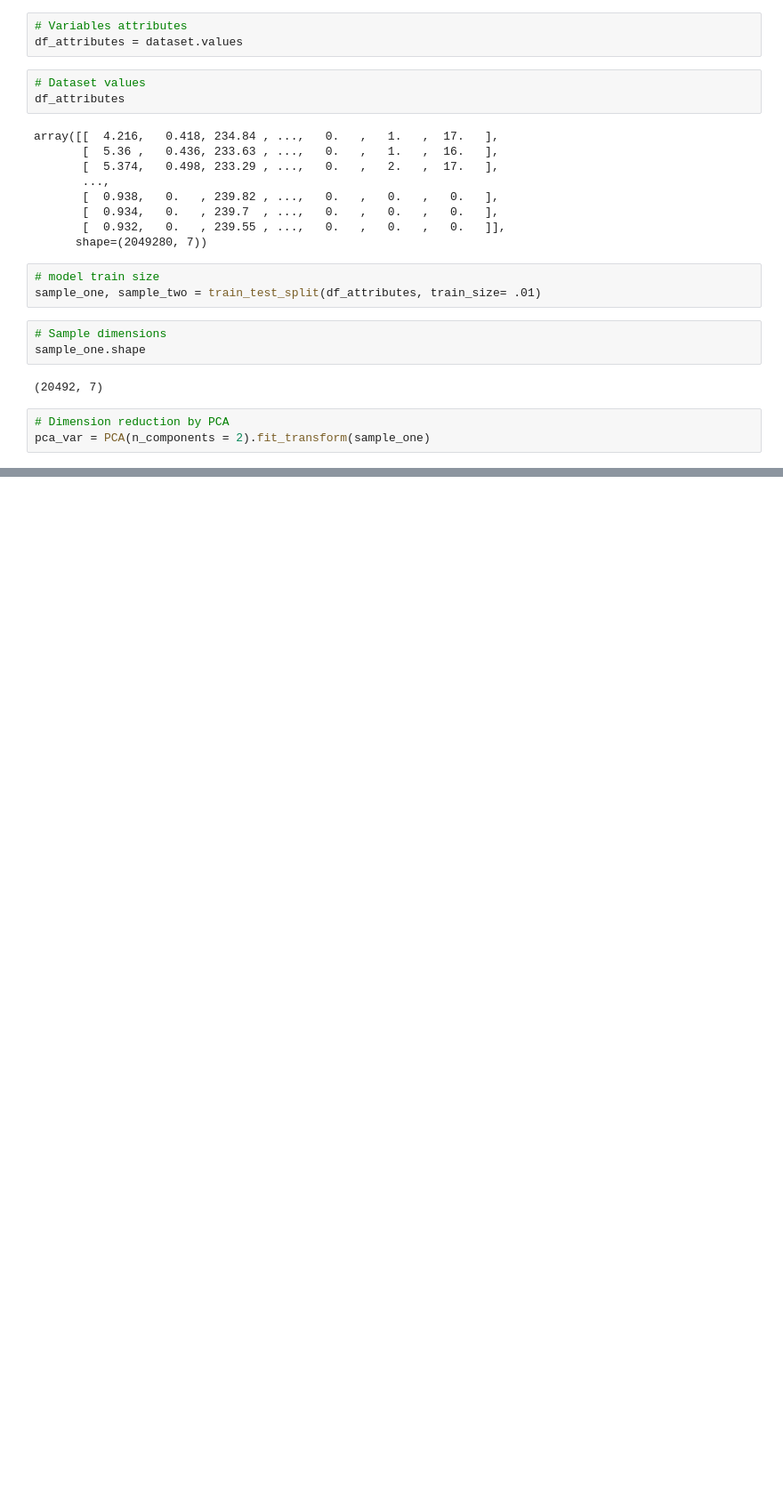
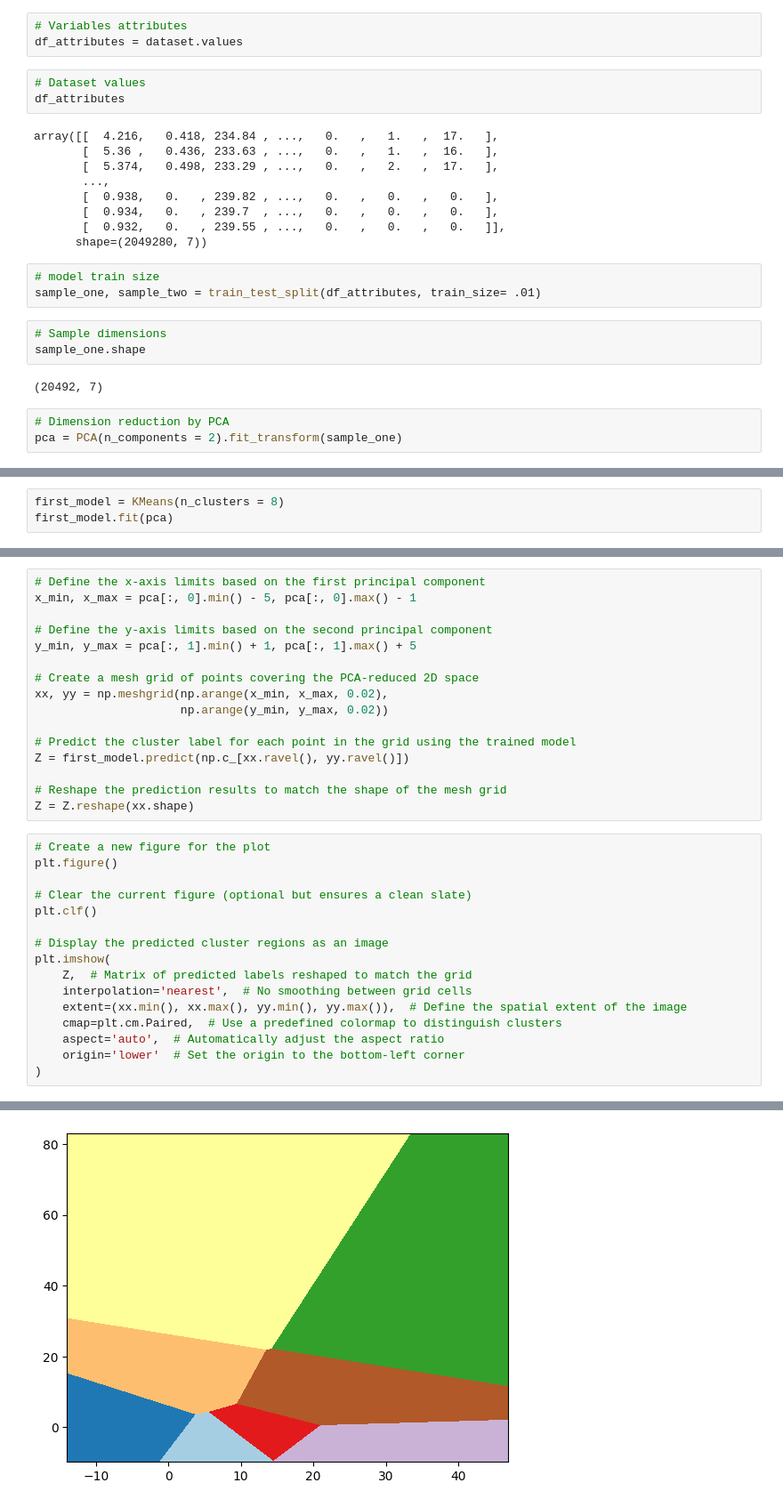
Before and after one commit to Filip3Owl/unsupervised-energy-clustering, a Jupyter notebook: notebook/energy-consumption.ipynb, the cells around one changed output, grey strips where cells are left out. Shown at 89% size. Cells and saved outputs as stored; diff of their text form; blank space fills up the shorter version.

```diff
--- a/notebook/energy-consumption.ipynb
+++ b/notebook/energy-consumption.ipynb
@@ -170,6 +170,6 @@ sample_one.shape
 (20492, 7)
 # %%
 # Dimension reduction by PCA
-pca_var = PCA(n_components = 2).fit_transform(sample_one)
+pca = PCA(n_components = 2).fit_transform(sample_one)
 # %%
 #Range for K
@@ -197,0 +210,3 @@ total_square_sum = [sum(pdist(pca_var) ** 2) / pca_var.shape[0]]
+# %%
+first_model = KMeans(n_clusters = 8)
+first_model.fit(pca)
@@ -197,0 +215,33 @@ total_square_sum = [sum(pdist(pca_var) ** 2) / pca_var.shape[0]]
+# %%
+# Define the x-axis limits based on the first principal component
+x_min, x_max = pca[:, 0].min() - 5, pca[:, 0].max() - 1
+
+# Define the y-axis limits based on the second principal component
+y_min, y_max = pca[:, 1].min() + 1, pca[:, 1].max() + 5
+
+# Create a mesh grid of points covering the PCA-reduced 2D space
+xx, yy = np.meshgrid(np.arange(x_min, x_max, 0.02),
+                     np.arange(y_min, y_max, 0.02))
+
+# Predict the cluster label for each point in the grid using the trained model
+Z = first_model.predict(np.c_[xx.ravel(), yy.ravel()])
+
+# Reshape the prediction results to match the shape of the mesh grid
+Z = Z.reshape(xx.shape)
+# %%
+# Create a new figure for the plot
+plt.figure()
+
+# Clear the current figure (optional but ensures a clean slate)
+plt.clf()
+
+# Display the predicted cluster regions as an image
+plt.imshow(
+    Z,  # Matrix of predicted labels reshaped to match the grid
+    interpolation='nearest',  # No smoothing between grid cells
+    extent=(xx.min(), xx.max(), yy.min(), yy.max()),  # Define the spatial extent of the image
+    cmap=plt.cm.Paired,  # Use a predefined colormap to distinguish clusters
+    aspect='auto',  # Automatically adjust the aspect ratio
+    origin='lower'  # Set the origin to the bottom-left corner
+)
+# %% [output]
@@ -197,0 +249 @@ total_square_sum = [sum(pdist(pca_var) ** 2) / pca_var.shape[0]]
+[figure, added]
```
Also changed, not shown: parts of 9 cells of this notebook.
